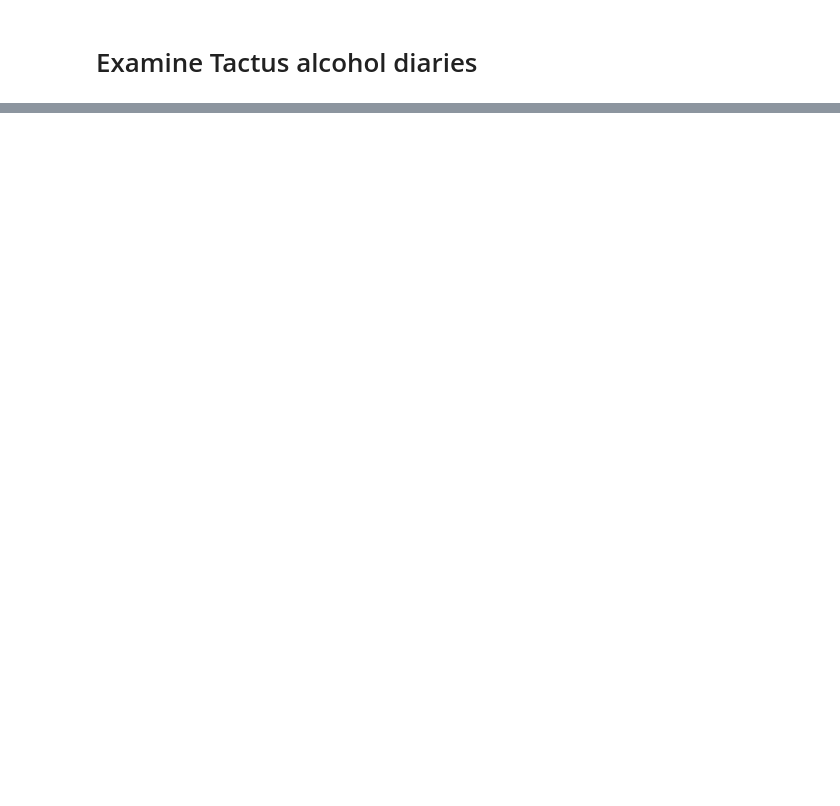
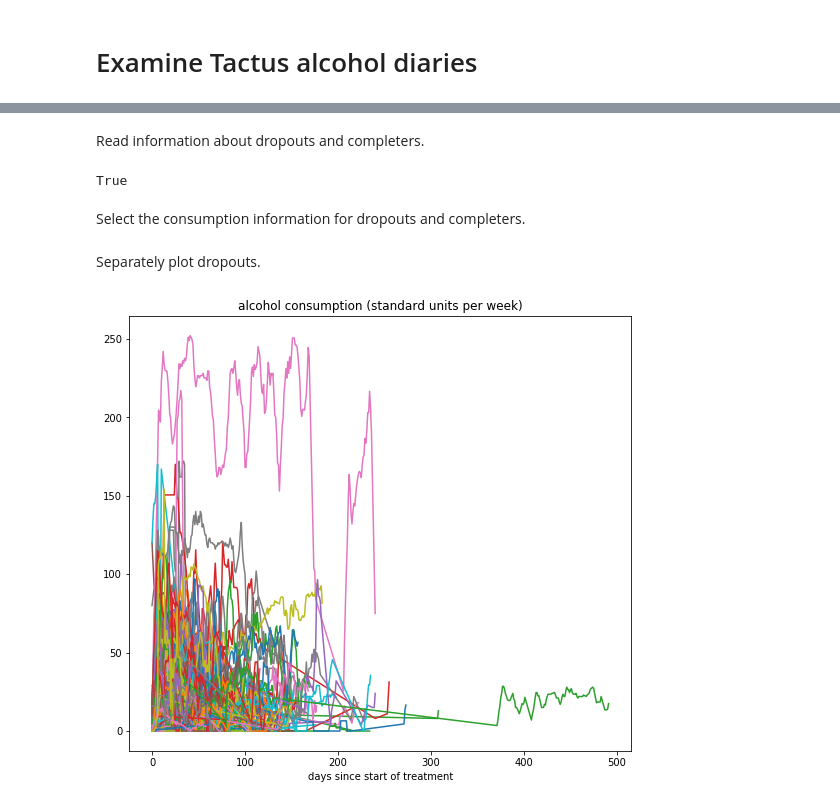
Before and after one commit to e-mental-health/orange-hackathon, a Jupyter notebook: orangehackathon/jupyter/diaries.ipynb, the cells around one changed output, grey strips where cells are left out. Cells and saved outputs as stored; diff of their text form; code cells hidden in the pictures; blank space fills up the shorter version.

```diff
--- a/orangehackathon/jupyter/diaries.ipynb
+++ b/orangehackathon/jupyter/diaries.ipynb
@@ -65,0 +86,63 @@ for clientId in weekData:
+# %% [markdown]
+Read information about dropouts and completers.
+# %%
+import csv
+import gzip
+
+DIRDROPOUT = "/home/erikt/projects/e-mental-health/usb/releases/20200305/"
+FILEDROPOUT = "selected.csv.gz"
+DELIMITER = ","
+FIELDNAMEDROPOUT = "dropout"
+FIELDNAMEFILE = "file"
+NBROFCLIENTS = 791
+CODEDROPOUT = "1"
+CODECOMPLETER = "2"
+DROPOUT = "dropout"
+COMPLETER = "completer"
+
+dropout = {}
+inFile = gzip.open(DIRDROPOUT+FILEDROPOUT,"rt",encoding="utf-8")
+csvreader = csv.DictReader(inFile,delimiter=DELIMITER)
+for row in csvreader: dropout[row[FIELDNAMEFILE]] = row[FIELDNAMEDROPOUT]
+inFile.close()
+
+len([x for x in dropout if dropout[x] != "?"]) == NBROFCLIENTS
+# %% [output]
+True
+# %% [markdown]
+Select the consumption information for dropouts and completers.
+# %%
+CODEDROPOUT = "1"
+CODECOMPLETER = "2"
+DROPOUT = "dropout"
+COMPLETER = "completer"
+TOTAL = "total"
+COUNT = "count"
+
+consumptionDropout = {DROPOUT:{TOTAL:{},COUNT:{}},COMPLETER:{TOTAL:{},COUNT:{}}}
+for clientId in dropout:
+    if dropout[clientId] == CODEDROPOUT and clientId in weekData:
+        for days in weekData[clientId]:
+            if not days in consumptionDropout[DROPOUT][TOTAL]:
+                consumptionDropout[DROPOUT][TOTAL][days] = 0
+                consumptionDropout[DROPOUT][COUNT][days] = 0
+            consumptionDropout[DROPOUT][TOTAL][days] += weekData[clientId][days]
+            consumptionDropout[DROPOUT][COUNT][days] += 1
+    if dropout[clientId] == CODECOMPLETER and clientId in weekData:
+        for days in weekData[clientId]:
+            if not days in consumptionDropout[COMPLETER][TOTAL]:
+                consumptionDropout[COMPLETER][TOTAL][days] = 0
+                consumptionDropout[COMPLETER][COUNT][days] = 0
+            consumptionDropout[COMPLETER][TOTAL][days] += weekData[clientId][days]
+            consumptionDropout[COMPLETER][COUNT][days] += 1
+# %% [markdown]
+Separately plot dropouts.
+# %%
+plt.figure(figsize=(9,8))
+for clientId in weekData:
+    if clientId in dropout and dropout[clientId] == CODEDROPOUT:
+        plt.plot(list(weekData[clientId].keys()),list(weekData[clientId].values()),label=clientId)
+plt.xlabel("days since start of treatment")
+dummy = plt.title("alcohol consumption (standard units per week)")
+# %% [output]
+[figure, added]
```
Also changed, not shown: parts of 25 cells of this notebook.
